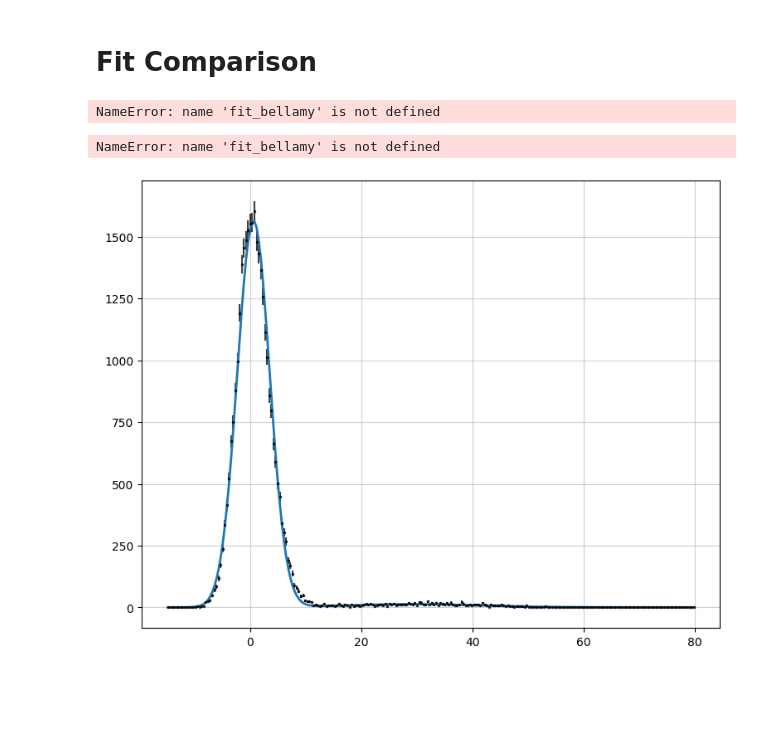
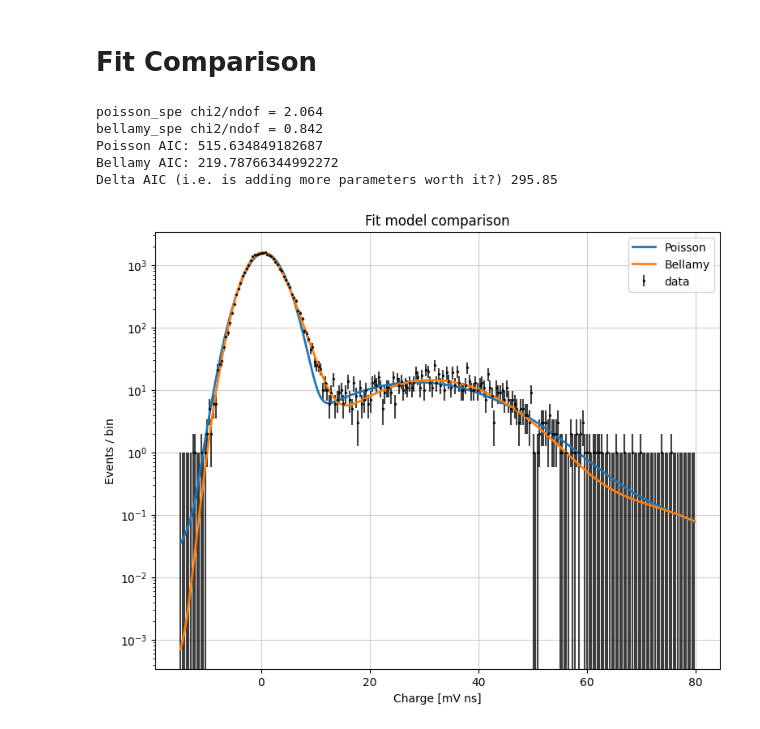
Before and after one commit to TAU-neutrino-lab/PMT-characterization, a Jupyter notebook: PMT-calibration/generic_fit.ipynb, the cells around one changed output. Cells and saved outputs as stored; diff of their text form; code cells hidden in the pictures; blank space fills up the shorter version.

```diff
--- a/PMT-calibration/generic_fit.ipynb
+++ b/PMT-calibration/generic_fit.ipynb
@@ -329,15 +409,9 @@ sum = 100.000%
 # %%
 for fit in [fit_poisson, fit_bellamy]:
 
-    chi2_ndof = (
-        fit["chi2"] /
-        fit["ndof"]
-    )
+    chi2_ndof = ( fit["chi2"] / fit["ndof"] )
 
-    print(
-        fit["model"].name,
-        f"chi2/ndof = {chi2_ndof:.3f}"
-    )
+    print( fit["model"].name, f"chi2/ndof = {chi2_ndof:.3f}" )
 
 # because chi2 is almost always smaller when adding parameters, it's better to look at
 def fit_aic(fit):
@@ -356,49 +430,38 @@ print( f"Delta AIC (i.e. is adding more parameters worth it?) {fit_aic( fit_pois
 # 4–7 some evidence against larger AIC
 # >10 strong evidence against larger AIC
 # %% [output]
-NameError: name 'fit_bellamy' is not defined
+poisson_spe chi2/ndof = 2.064
+bellamy_spe chi2/ndof = 0.842
+Poisson AIC: 515.634849182687
+Bellamy AIC: 219.78766344992272
+Delta AIC (i.e. is adding more parameters worth it?) 295.85
 # %%
 
 fig, ax = plt.subplots( 1, 1, figsize=(9, 7), gridspec_kw={"height_ratios": [3], "hspace": 0.05},)
 
 ax.errorbar(
     fit_poisson["centers"],
     fit_poisson["counts"],
     yerr=np.sqrt( np.maximum( fit_poisson["counts"], 1 ) ),
-    fmt=".",
-    ms=3,
-    color="black",
-    alpha=0.75,
+    fmt=".", ms=3, color="black", alpha=0.75,
     label="data",
 )
 
-ax.plot(
-    fit_poisson["centers"],
-    fit_poisson["model_counts"],
-    lw=2,
-    label="Poisson",
-)
-
-ax.plot(
-    fit_bellamy["centers"],
-    fit_bellamy["model_counts"],
-    lw=2,
-    label="Bellamy",
-)
+ax.plot( fit_poisson["centers"], fit_poisson["model_counts"], lw=2, label="Poisson" )
+ax.plot( fit_bellamy["centers"], fit_bellamy["model_counts"], lw=2, label="Bellamy" )
 
 ax.set_yscale("log")
 ax.set_title("Fit model comparison")
 
 ax.set_xlabel("Charge [mV ns]")
 ax.set_ylabel("Events / bin")
 
 ax.legend();
 
 
 save_plot(fig, save_plots, save_dir, file_nickname, f"fit_pdf_comparison",  Nevents=None);
 # %% [output]
-NameError: name 'fit_bellamy' is not defined
-[figure, old version]
+[figure, new version]
 # %%
 
 fig, ax = plt.subplots( 1, 1, figsize=(9, 7), gridspec_kw={"height_ratios": [3], "hspace": 0.05})
```
Also changed, not shown: parts of 8 cells of this notebook, 2 other files.
